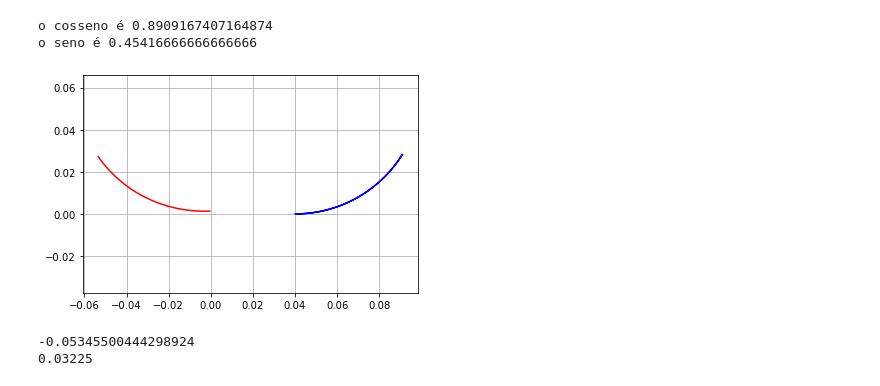
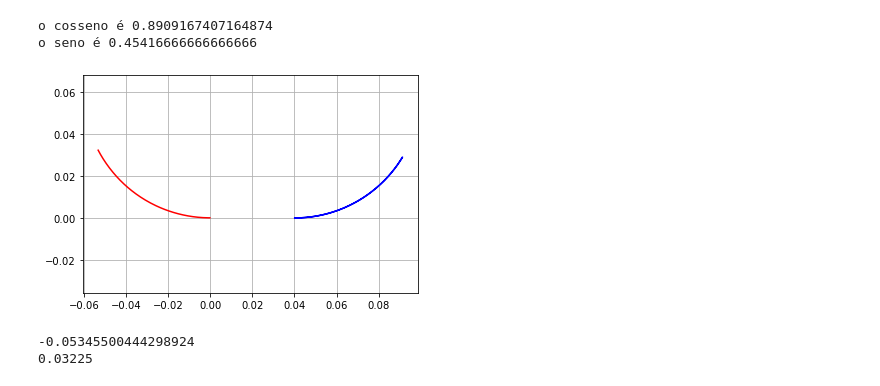
Before and after one commit to Arthur-Barreto/p3_modsim, a Jupyter notebook: pendulo_ivp.ipynb, the cells around one changed output. Saved outputs shown, nothing was run; the diff lists cells and outputs as text; code cells hidden in the pictures.

```diff
--- a/pendulo_ivp.ipynb
+++ b/pendulo_ivp.ipynb
@@ -56,33 +56,33 @@ o seno é 0.45416666666666666
 # %%
 # ESSE TRECHO É SÓ PARA TESTAR COM UMA EXECUÇÃO DE CADA LADO
 tf = 2
 dt = 1e-3
 t_span = ( 0 , tf )
 lista_t = np.arange( 0, tf, dt)
 
-CI = [ -L*cos, L*sen , 0 , 0 ]
+CI = [ -L*cos, L*sen+0.005 , 0 , 0 ]
 
 solucao = solve_ivp( modelo , t_span , CI , events = cond_parada , t_eval = lista_t )
 
 lista_x = solucao.y[ 0 , : ]
 lista_y = solucao.y[ 1 , : ]
 lista_vx = solucao.y[ 2 , : ]
 
 plt.plot( lista_x , lista_y , 'r')
 
 CI = [ 1e-4 , 0 , K * lista_vx[-1] , 0 ]
 
 solucao = solve_ivp( modelo , t_span , CI , events = cond_parada , t_eval = lista_t )
 
 lista_x = solucao.y[ 0 , : ] + D  # D FOI SOMADO PARA REPRESENTAR A POSIÇÃO DA BOLINHA DA DIREITA
 lista_y = solucao.y[ 1 , : ]
 
 plt.plot( lista_x , lista_y, 'b')
 plt.grid()
 plt.axis("equal")
 plt.show()
 # %% [output]
-[figure, old version]
+[figure, new version]
 # %%
 lista_ymax = []
 lista_t_ymax = []
```
